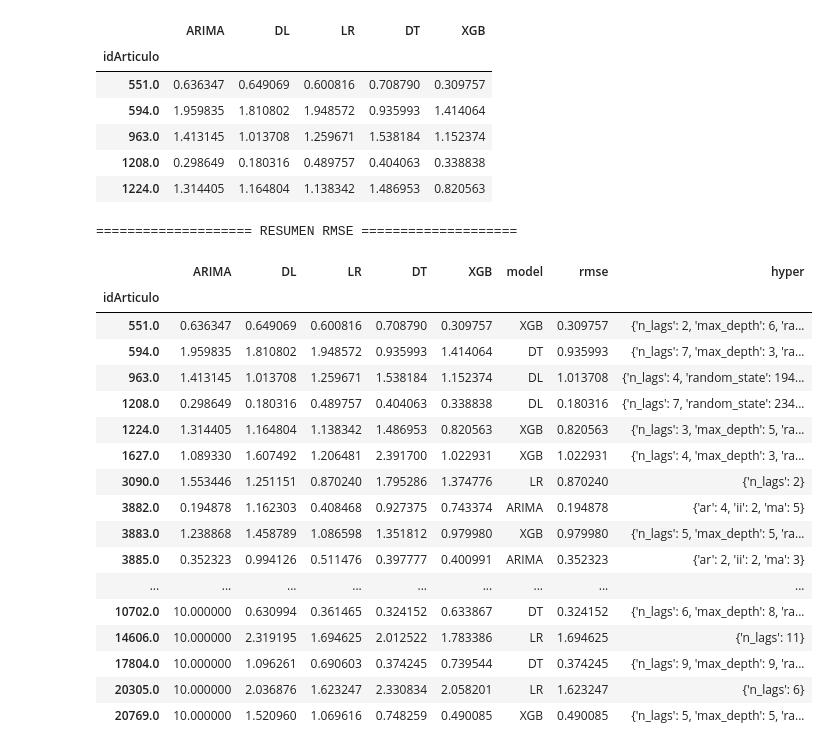
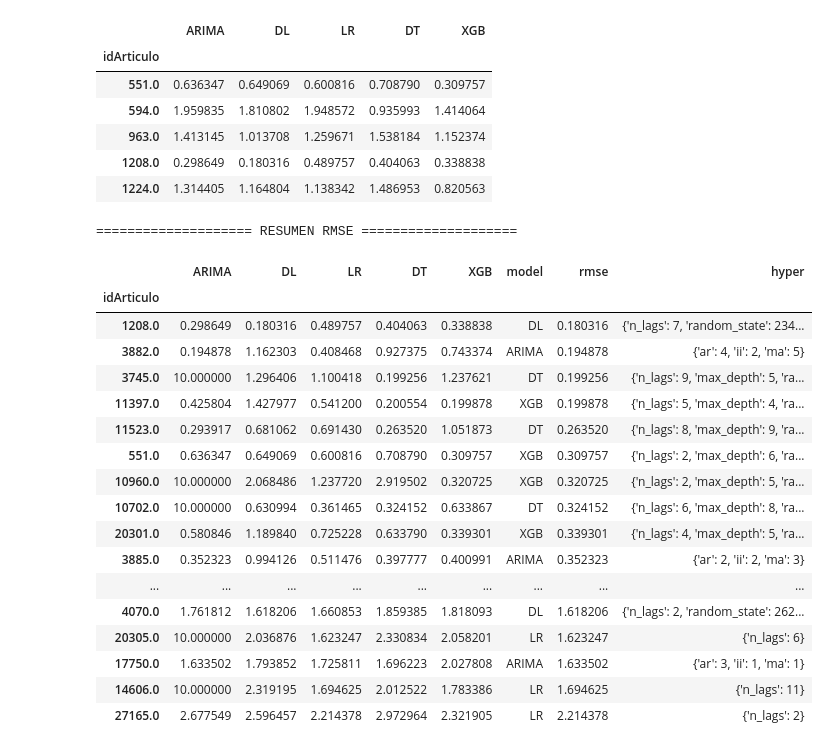
Before and after one commit to DavidCastilloAlvarado/timeseries_optimization, a Jupyter notebook: study_autos/resumen.ipynb, the cells around one changed output. Saved outputs shown, nothing was run; the diff lists cells and outputs as text; code cells hidden in the pictures.

```diff
--- a/study_autos/resumen.ipynb
+++ b/study_autos/resumen.ipynb
@@ -74,35 +74,35 @@ data.head()
 # %%
 
 columns = data.columns.tolist()
 min_mse = data.min(axis=1).tolist()
 
 def set_model(x, columns, hyper):
     index = x.tolist().index(x.min())
     hyper = hyper.loc[x.name, columns[index]]
     return pd.Series(index=['model', 'rmse', 'hyper'], data=[columns[index],x.min(), hyper])
 print("="*20 + " RESUMEN RMSE " + "="*20)
 hyper_model = data.apply(set_model, args=(columns, data_hyper ), axis=1)
 data = data.join(hyper_model)
-data
+data = data.sort_values(['rmse'], ascending=True )
 data.style.background_gradient(cmap='Blues')
 # %% [output]
 ==================== RESUMEN RMSE ====================
 |  | ARIMA | DL | LR | DT | XGB | model | rmse | hyper |
 | idArticulo |  |  |  |  |  |  |  |  |
+| 1208.0 | 0.298649 | 0.180316 | 0.489757 | 0.404063 | 0.338838 | DL | 0.180316 | {'n_lags': 7, 'random_state': 234... |
+| 3882.0 | 0.194878 | 1.162303 | 0.408468 | 0.927375 | 0.743374 | ARIMA | 0.194878 | {'ar': 4, 'ii': 2, 'ma': 5} |
+| 3745.0 | 10.000000 | 1.296406 | 1.100418 | 0.199256 | 1.237621 | DT | 0.199256 | {'n_lags': 9, 'max_depth': 5, 'ra... |
+| 11397.0 | 0.425804 | 1.427977 | 0.541200 | 0.200554 | 0.199878 | XGB | 0.199878 | {'n_lags': 5, 'max_depth': 4, 'ra... |
+| 11523.0 | 0.293917 | 0.681062 | 0.691430 | 0.263520 | 1.051873 | DT | 0.263520 | {'n_lags': 8, 'max_depth': 9, 'ra... |
 | 551.0 | 0.636347 | 0.649069 | 0.600816 | 0.708790 | 0.309757 | XGB | 0.309757 | {'n_lags': 2, 'max_depth': 6, 'ra... |
-| 594.0 | 1.959835 | 1.810802 | 1.948572 | 0.935993 | 1.414064 | DT | 0.935993 | {'n_lags': 7, 'max_depth': 3, 'ra... |
-| 963.0 | 1.413145 | 1.013708 | 1.259671 | 1.538184 | 1.152374 | DL | 1.013708 | {'n_lags': 4, 'random_state': 194... |
-| 1208.0 | 0.298649 | 0.180316 | 0.489757 | 0.404063 | 0.338838 | DL | 0.180316 | {'n_lags': 7, 'random_state': 234... |
-| 1224.0 | 1.314405 | 1.164804 | 1.138342 | 1.486953 | 0.820563 | XGB | 0.820563 | {'n_lags': 3, 'max_depth': 5, 'ra... |
-| 1627.0 | 1.089330 | 1.607492 | 1.206481 | 2.391700 | 1.022931 | XGB | 1.022931 | {'n_lags': 4, 'max_depth': 3, 'ra... |
-| 3090.0 | 1.553446 | 1.251151 | 0.870240 | 1.795286 | 1.374776 | LR | 0.870240 | {'n_lags': 2} |
-| 3882.0 | 0.194878 | 1.162303 | 0.408468 | 0.927375 | 0.743374 | ARIMA | 0.194878 | {'ar': 4, 'ii': 2, 'ma': 5} |
-| 3883.0 | 1.238868 | 1.458789 | 1.086598 | 1.351812 | 0.979980 | XGB | 0.979980 | {'n_lags': 5, 'max_depth': 5, 'ra... |
+| 10960.0 | 10.000000 | 2.068486 | 1.237720 | 2.919502 | 0.320725 | XGB | 0.320725 | {'n_lags': 2, 'max_depth': 5, 'ra... |
+| 10702.0 | 10.000000 | 0.630994 | 0.361465 | 0.324152 | 0.633867 | DT | 0.324152 | {'n_lags': 6, 'max_depth': 8, 'ra... |
+| 20301.0 | 0.580846 | 1.189840 | 0.725228 | 0.633790 | 0.339301 | XGB | 0.339301 | {'n_lags': 4, 'max_depth': 5, 'ra... |
 | 3885.0 | 0.352323 | 0.994126 | 0.511476 | 0.397777 | 0.400991 | ARIMA | 0.352323 | {'ar': 2, 'ii': 2, 'ma': 3} |
 | ... | ... | ... | ... | ... | ... | ... | ... | ... |
-| 10702.0 | 10.000000 | 0.630994 | 0.361465 | 0.324152 | 0.633867 | DT | 0.324152 | {'n_lags': 6, 'max_depth': 8, 'ra... |
+| 4070.0 | 1.761812 | 1.618206 | 1.660853 | 1.859385 | 1.818093 | DL | 1.618206 | {'n_lags': 2, 'random_state': 262... |
+| 20305.0 | 10.000000 | 2.036876 | 1.623247 | 2.330834 | 2.058201 | LR | 1.623247 | {'n_lags': 6} |
+| 17750.0 | 1.633502 | 1.793852 | 1.725811 | 1.696223 | 2.027808 | ARIMA | 1.633502 | {'ar': 3, 'ii': 1, 'ma': 1} |
 | 14606.0 | 10.000000 | 2.319195 | 1.694625 | 2.012522 | 1.783386 | LR | 1.694625 | {'n_lags': 11} |
-| 17804.0 | 10.000000 | 1.096261 | 0.690603 | 0.374245 | 0.739544 | DT | 0.374245 | {'n_lags': 9, 'max_depth': 9, 'ra... |
-| 20305.0 | 10.000000 | 2.036876 | 1.623247 | 2.330834 | 2.058201 | LR | 1.623247 | {'n_lags': 6} |
-| 20769.0 | 10.000000 | 1.520960 | 1.069616 | 0.748259 | 0.490085 | XGB | 0.490085 | {'n_lags': 5, 'max_depth': 5, 'ra... |
+| 27165.0 | 2.677549 | 2.596457 | 2.214378 | 2.972964 | 2.321905 | LR | 2.214378 | {'n_lags': 2} |
 # %% [markdown]
```
Also changed, not shown: parts of 4 cells of this notebook, 3 other files.
